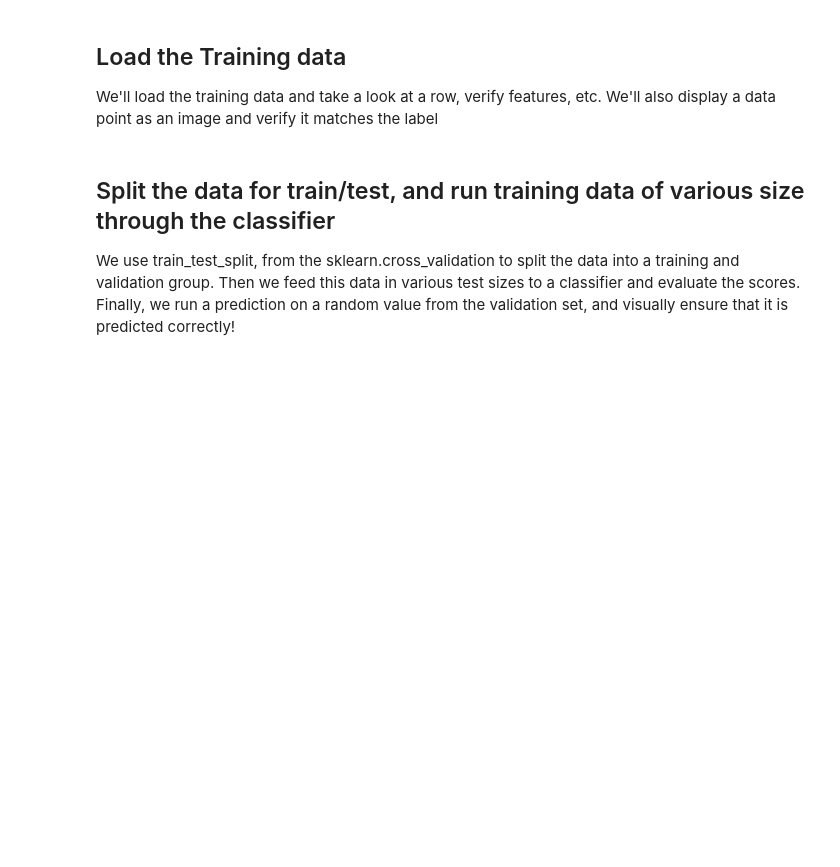
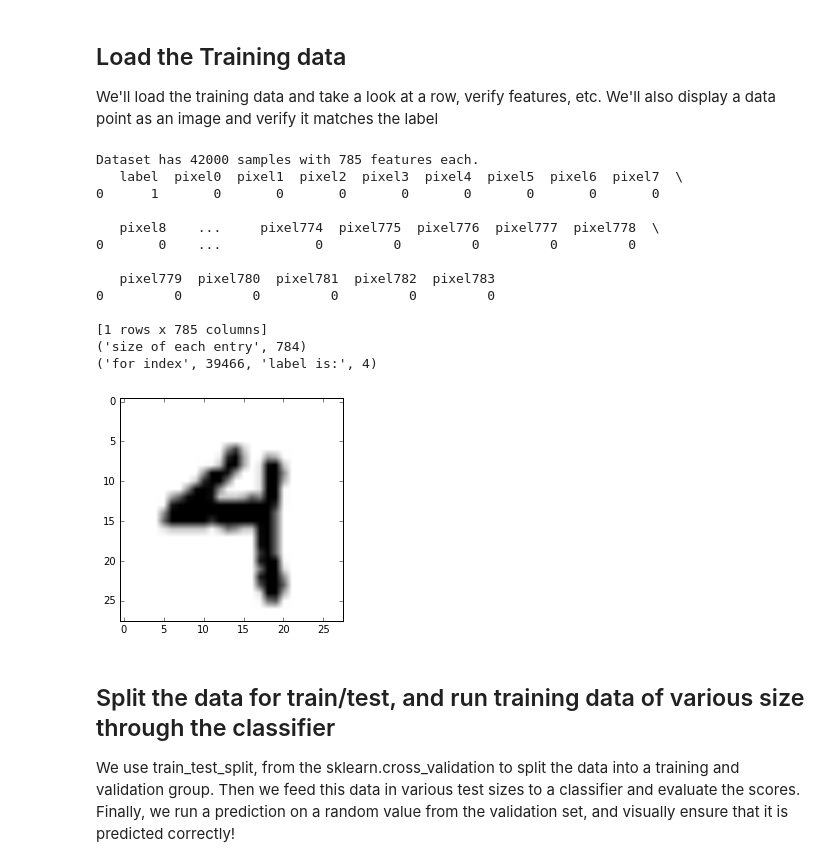
Before and after one commit to llathrop/Kagglescripts, a Jupyter notebook: digitsrecognizerwithsklearn.ipynb, the cells around one changed output. Saved outputs shown, nothing was run; the diff lists cells and outputs as text; code cells hidden in the pictures; blank space fills up the shorter version.

```diff
--- a/digitsrecognizerwithsklearn.ipynb
+++ b/digitsrecognizerwithsklearn.ipynb
@@ -19,6 +22,14 @@ from IPython.display import display, Image
 from scipy import ndimage
 from sklearn.cross_validation import train_test_split, StratifiedShuffleSplit
 from sklearn.linear_model import LogisticRegression
+from sklearn.cluster import KMeans
+from sklearn.naive_bayes import GaussianNB
+from sklearn.tree import DecisionTreeClassifier
+from sklearn.neighbors import KNeighborsClassifier
+from sklearn.svm import SVC, LinearSVC
+from sklearn import linear_model, decomposition, datasets, ensemble
+
+from sklearn.grid_search import GridSearchCV
 
 from sklearn.linear_model import LogisticRegression
 from sklearn.metrics import f1_score,accuracy_score
@@ -26,9 +37,10 @@ from sklearn.metrics import f1_score,accuracy_score
 # Input data files are available in the "../input/" directory.
 # For example, running this (by clicking run or pressing Shift+Enter) will list the files in the input directory
 from subprocess import check_output
-print(check_output(["ls", "../input"]).decode("utf8"))
+#print(check_output(["ls", "../input"]).decode("utf8"))
 # Any results you write to the current directory are saved as output.
 
+datadir=".\\data\\digits_recognizer\\"
 # Config the matlotlib backend as plotting inline in IPython
 %matplotlib inline
 # %% [markdown]
@@ -142,19 +154,34 @@ def runTests(test_sizes, train_dataset,train_labels,test_dataset,test_labels, cl
 We'll load the training data and take a look at a row, verify features, etc. We'll also display a data point as an image and verify it matches the label
 # %%
 #Load up the train data
-trainData=loadData("../input/train.csv")
+trainData=loadData(datadir+"train.csv")
 print (trainData.head(1))
 y = trainData["label"]
 x = trainData.drop("label", axis=1)
 #print (y.head(2))
 #print (x.head(2))
 
 #print (x.values[5])
 print ("size of each entry",len(x.values[5]))
 
 index=random.randrange(len(x))
 print("for index",index,"label is:",y.values[index])
 dispImage(np.reshape(x.values[index],(28,28)))
+# %% [output]
+Dataset has 42000 samples with 785 features each.
+   label  pixel0  pixel1  pixel2  pixel3  pixel4  pixel5  pixel6  pixel7  \
+0      1       0       0       0       0       0       0       0       0
+
+   pixel8    ...     pixel774  pixel775  pixel776  pixel777  pixel778  \
+0       0    ...            0         0         0         0         0
+
+   pixel779  pixel780  pixel781  pixel782  pixel783
+0         0         0         0         0         0
+
+[1 rows x 785 columns]
+('size of each entry', 784)
+('for index', 39466, 'label is:', 4)
+[figure, added]
 # %% [markdown]
 ## Split the data for train/test, and run training data of various size through the classifier
 We use train_test_split, from the sklearn.cross_validation to split the data into a training and validation group. Then we feed this data in various test sizes to a classifier and evaluate the scores.
```
Also changed, not shown: parts of 6 cells of this notebook.
